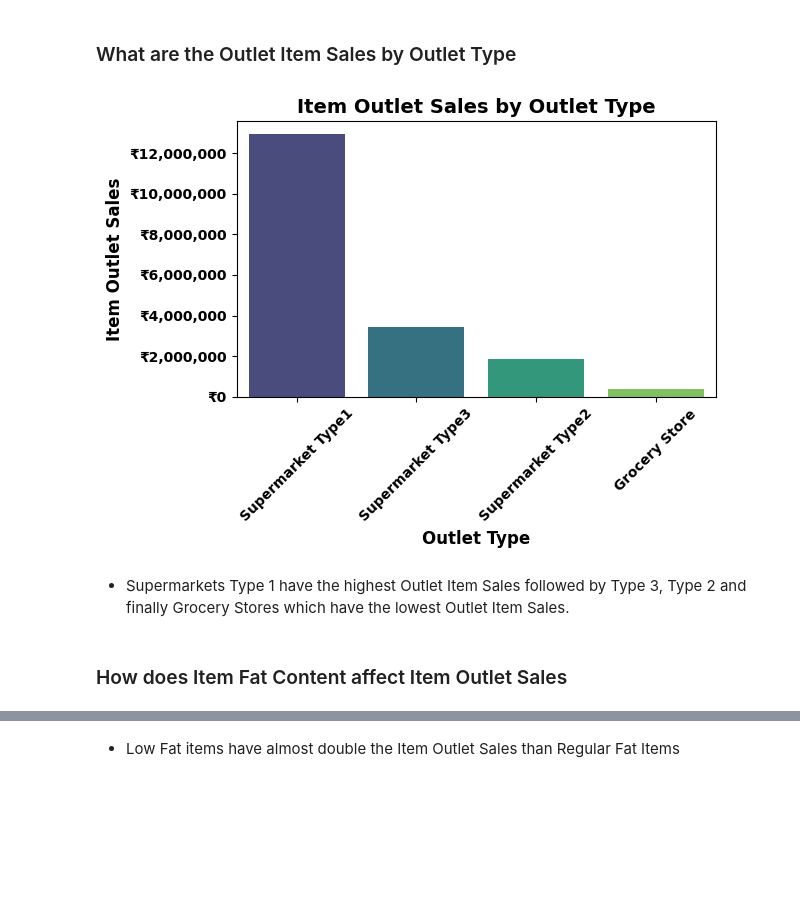
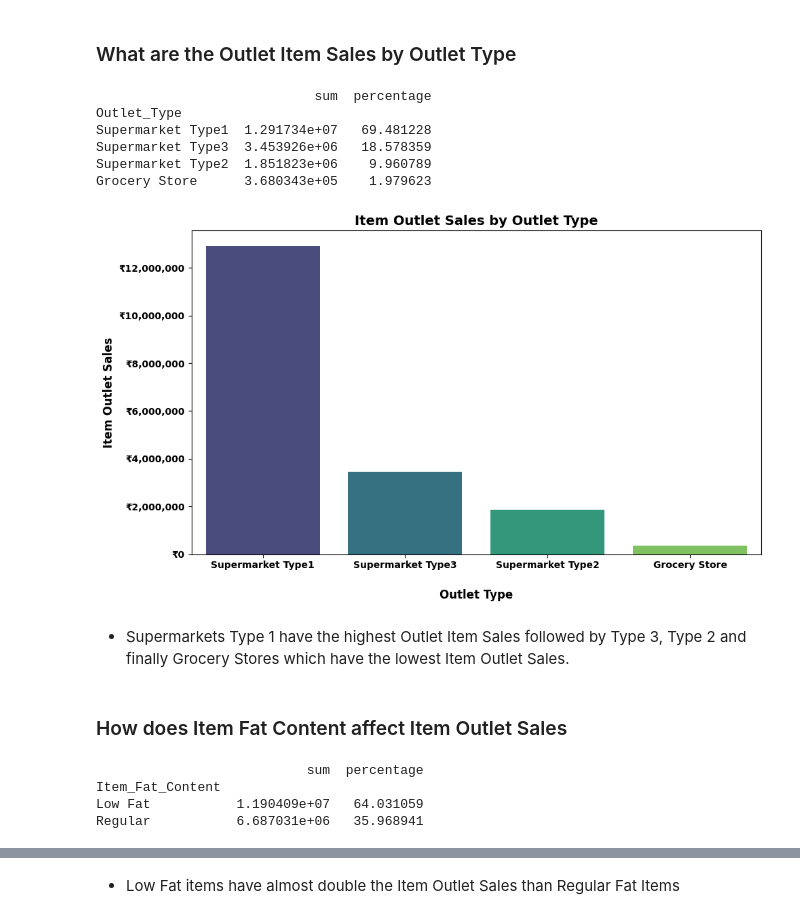
Before and after one commit to evany24/Predictions-of-Product-Sales, a Jupyter notebook: Prediction_of_Product_Sales.ipynb, the cells around one changed output, grey strips where cells are left out. Drawn from its saved outputs; the diff is of its cells as text; code cells hidden in the pictures; blank space fills up the shorter version.

```diff
--- a/Prediction_of_Product_Sales.ipynb
+++ b/Prediction_of_Product_Sales.ipynb
@@ -615,25 +905,60 @@ plt.show()
 * Medium Size outlets have the highest Item Outlet Sales. Large Outlets have the least Item Outlet Sales.
 # %% [markdown]
 ### What are the Outlet Item Sales by Outlet Type
+# %%
+# eda
+eda_df = df.copy()
+top_selling_item_types_df = eda_df.groupby('Outlet_Type')['Item_Outlet_Sales'].agg(['sum']).sort_values('sum', ascending = False)
+top_selling_item_types_df['sum'] = round(top_selling_item_types_df['sum'],3)
+top_selling_item_types_df['percentage'] = (top_selling_item_types_df['sum'] / top_selling_item_types_df['sum'].sum()) * 100
+print(top_selling_item_types_df)
+# %% [output]
+                            sum  percentage
+Outlet_Type
+Supermarket Type1  1.291734e+07   69.481228
+Supermarket Type3  3.453926e+06   18.578359
+Supermarket Type2  1.851823e+06    9.960789
+Grocery Store      3.680343e+05    1.979623
 # %%
-# groupby and sort values by Item_Outlet_Sales
+# get sum and sort value counts for dataframe with grouped Outlet Size and Item Outlet Sales
 df_sorted = df.groupby('Outlet_Type')['Item_Outlet_Sales'].sum().reset_index().sort_values('Item_Outlet_Sales', ascending=False)
-# create barplot
-ax = sns.barplot(x='Outlet_Type', y='Item_Outlet_Sales', data=df_sorted, palette='viridis')
+# set palette
+colors = sns.color_palette("viridis", n_colors=len(df_sorted))
+plt.figure(figsize=(10, 6))
+# make seaborn barplot
+ax = sns.barplot(data=df_sorted,
+                 x='Outlet_Type',
+                 y='Item_Outlet_Sales',
+                 order=df_sorted['Outlet_Type'],
+                 palette=colors)
+# set labels
+ax.set_ylabel('Item Outlet Sales', fontsize=12, weight='bold')
+ax.set_xlabel('Outlet Type', fontsize=12, weight='bold', labelpad =  20)
+# set title
 ax.set_title('Item Outlet Sales by Outlet Type', fontsize=14, weight='bold')
-ax.set_xlabel('Outlet Type', fontsize=12, weight='bold')
-ax.set_ylabel('Item Outlet Sales', fontsize=12, weight='bold')
-ax.ticklabel_format(style='plain', axis='y')
-plt.xticks(fontsize=10, weight='bold', rotation = 45)
+# set ticks
+plt.xticks(fontsize=10, weight='bold')
 plt.yticks(fontsize=10, weight='bold')
+# string formatter
 price_fmt = StrMethodFormatter("₹{x:,.0f}")
 ax.yaxis.set_major_formatter(price_fmt)
-plt.tight_layout()
-plt.show()
+plt.tight_layout();
 # %% [output]
-[figure, old version]
+[figure, new version]
 # %% [markdown]
-* Supermarkets Type 1 have the highest Outlet Item Sales followed by Type 3, Type 2 and finally Grocery Stores which have the lowest Outlet Item Sales.
+* Supermarkets Type 1 have the highest Outlet Item Sales followed by Type 3, Type 2 and finally Grocery Stores which have the lowest Item Outlet Sales.
 # %% [markdown]
 ### How does Item Fat Content affect Item Outlet Sales
+# %%
+# eda
+eda_df = df.copy()
+top_selling_item_types_df = eda_df.groupby('Item_Fat_Content')['Item_Outlet_Sales'].agg(['sum']).sort_values('sum', ascending = False)
+top_selling_item_types_df['sum'] = round(top_selling_item_types_df['sum'],3)
+top_selling_item_types_df['percentage'] = (top_selling_item_types_df['sum'] / top_selling_item_types_df['sum'].sum()) * 100
+print(top_selling_item_types_df)
+# %% [output]
+                           sum  percentage
+Item_Fat_Content
+Low Fat           1.190409e+07   64.031059
+Regular           6.687031e+06   35.968941
 # %%
```
Also changed, not shown: parts of 49 cells of this notebook.
